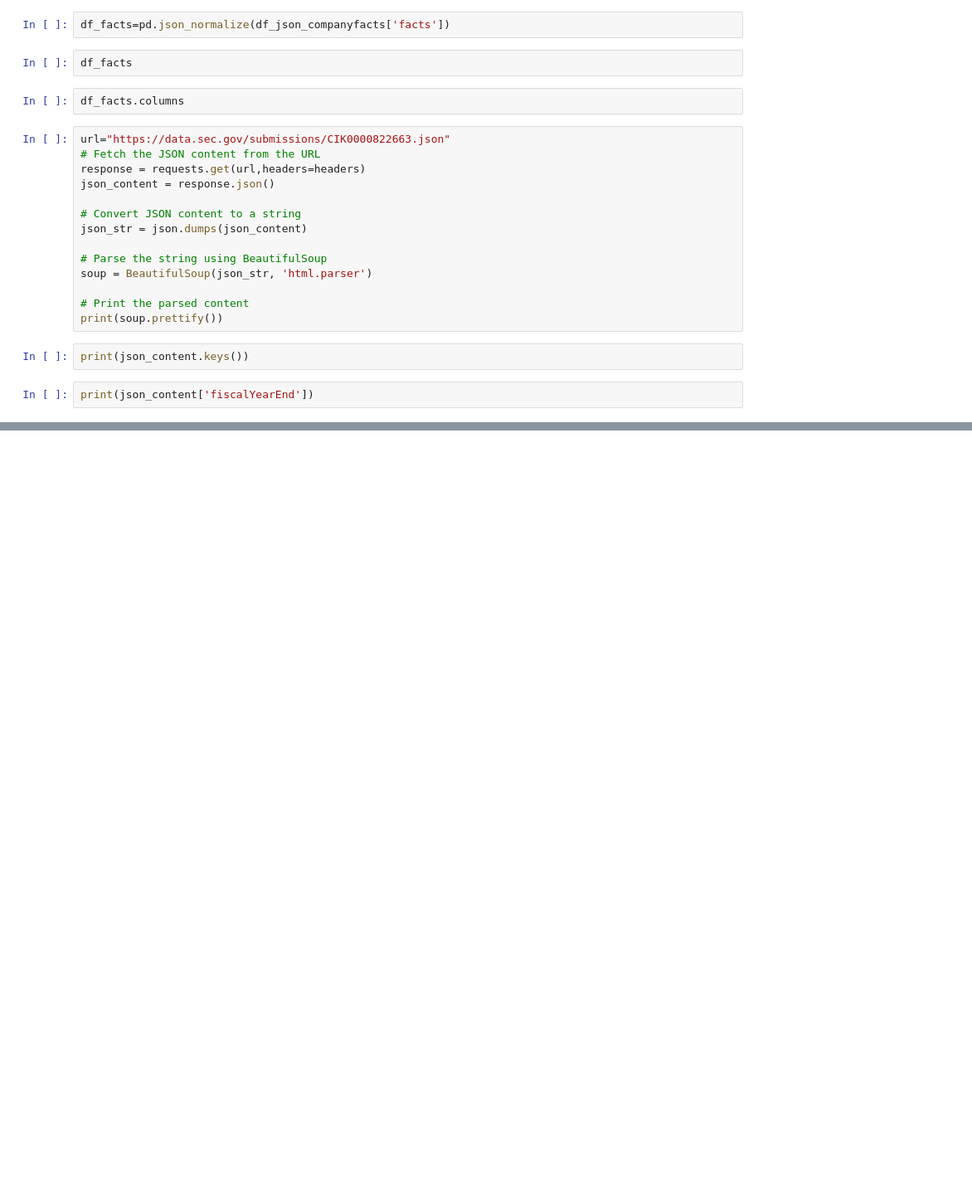
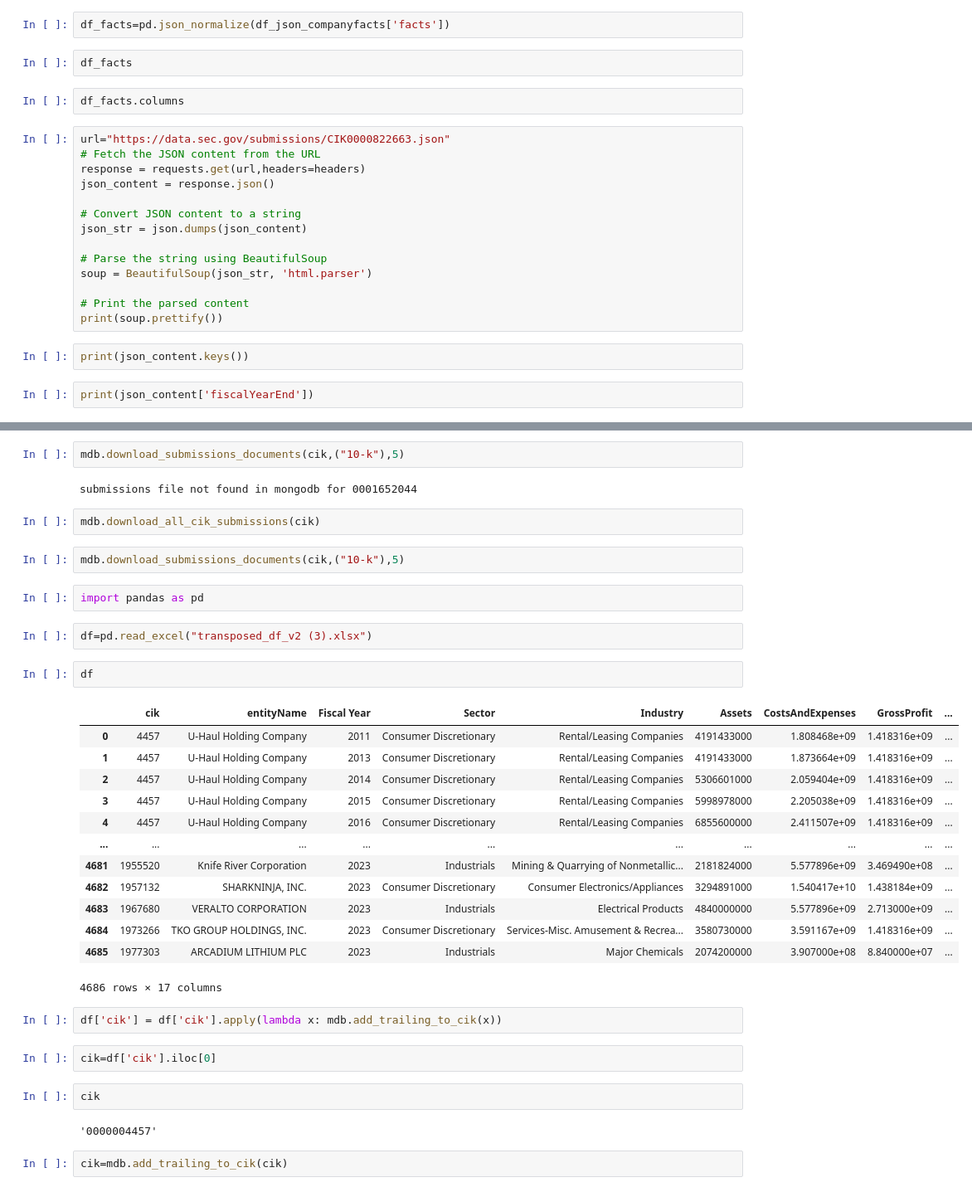
Before and after one commit to madhurlak0810/SEC-edgar, a Jupyter notebook: test.ipynb, the cells around one changed output, grey strips where cells are left out. Shown at 83% size. Cells and saved outputs as stored; diff of their text form; blank space fills up the shorter version.

Commit message:
mongodb final

```diff
--- a/test.ipynb
+++ b/test.ipynb
@@ -161,0 +193,38 @@ print(json_content['fiscalYearEnd'])
+# %%
+mdb.download_submissions_documents(cik,("10-k"),5)
+# %% [output]
+submissions file not found in mongodb for 0001652044
+# %%
+mdb.download_all_cik_submissions(cik)
+# %%
+mdb.download_submissions_documents(cik,("10-k"),5)
+# %%
+import pandas as pd
+# %%
+df=pd.read_excel("transposed_df_v2 (3).xlsx")
+# %%
+df
+# %% [output]
+|  | cik | entityName | Fiscal Year | Sector | Industry | Assets | CostsAndExpenses | GrossProfit | ... |
+| 0 | 4457 | U-Haul Holding Company | 2011 | Consumer Discretionary | Rental/Leasing Companies | 4191433000 | 1.808468e+09 | 1.418316e+09 | ... |
+| 1 | 4457 | U-Haul Holding Company | 2013 | Consumer Discretionary | Rental/Leasing Companies | 4191433000 | 1.873664e+09 | 1.418316e+09 | ... |
+| 2 | 4457 | U-Haul Holding Company | 2014 | Consumer Discretionary | Rental/Leasing Companies | 5306601000 | 2.059404e+09 | 1.418316e+09 | ... |
+| 3 | 4457 | U-Haul Holding Company | 2015 | Consumer Discretionary | Rental/Leasing Companies | 5998978000 | 2.205038e+09 | 1.418316e+09 | ... |
+| 4 | 4457 | U-Haul Holding Company | 2016 | Consumer Discretionary | Rental/Leasing Companies | 6855600000 | 2.411507e+09 | 1.418316e+09 | ... |
+| ... | ... | ... | ... | ... | ... | ... | ... | ... | ... |
+| 4681 | 1955520 | Knife River Corporation | 2023 | Industrials | Mining & Quarrying of Nonmetallic... | 2181824000 | 5.577896e+09 | 3.469490e+08 | ... |
+| 4682 | 1957132 | SHARKNINJA, INC. | 2023 | Consumer Discretionary | Consumer Electronics/Appliances | 3294891000 | 1.540417e+10 | 1.438184e+09 | ... |
+| 4683 | 1967680 | VERALTO CORPORATION | 2023 | Industrials | Electrical Products | 4840000000 | 5.577896e+09 | 2.713000e+09 | ... |
+| 4684 | 1973266 | TKO GROUP HOLDINGS, INC. | 2023 | Consumer Discretionary | Services-Misc. Amusement & Recrea... | 3580730000 | 3.591167e+09 | 1.418316e+09 | ... |
+| 4685 | 1977303 | ARCADIUM LITHIUM PLC | 2023 | Industrials | Major Chemicals | 2074200000 | 3.907000e+08 | 8.840000e+07 | ... |
+4686 rows × 17 columns
+# %%
+df['cik'] = df['cik'].apply(lambda x: mdb.add_trailing_to_cik(x))
+# %%
+cik=df['cik'].iloc[0]
+# %%
+cik
+# %% [output]
+'0000004457'
+# %%
+cik=mdb.add_trailing_to_cik(cik)
```
Also changed, not shown: parts of 8 cells of this notebook, 2 other files.
